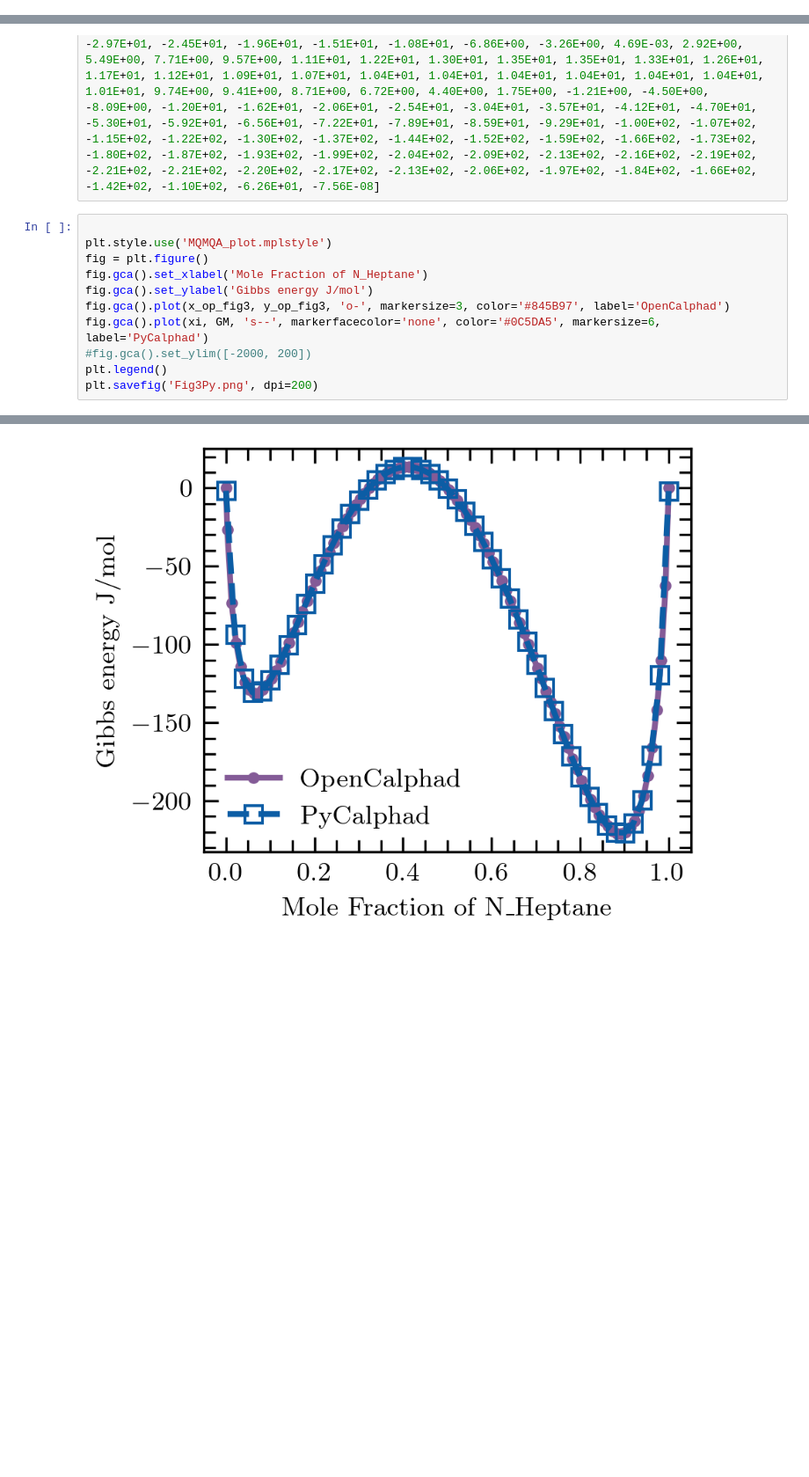
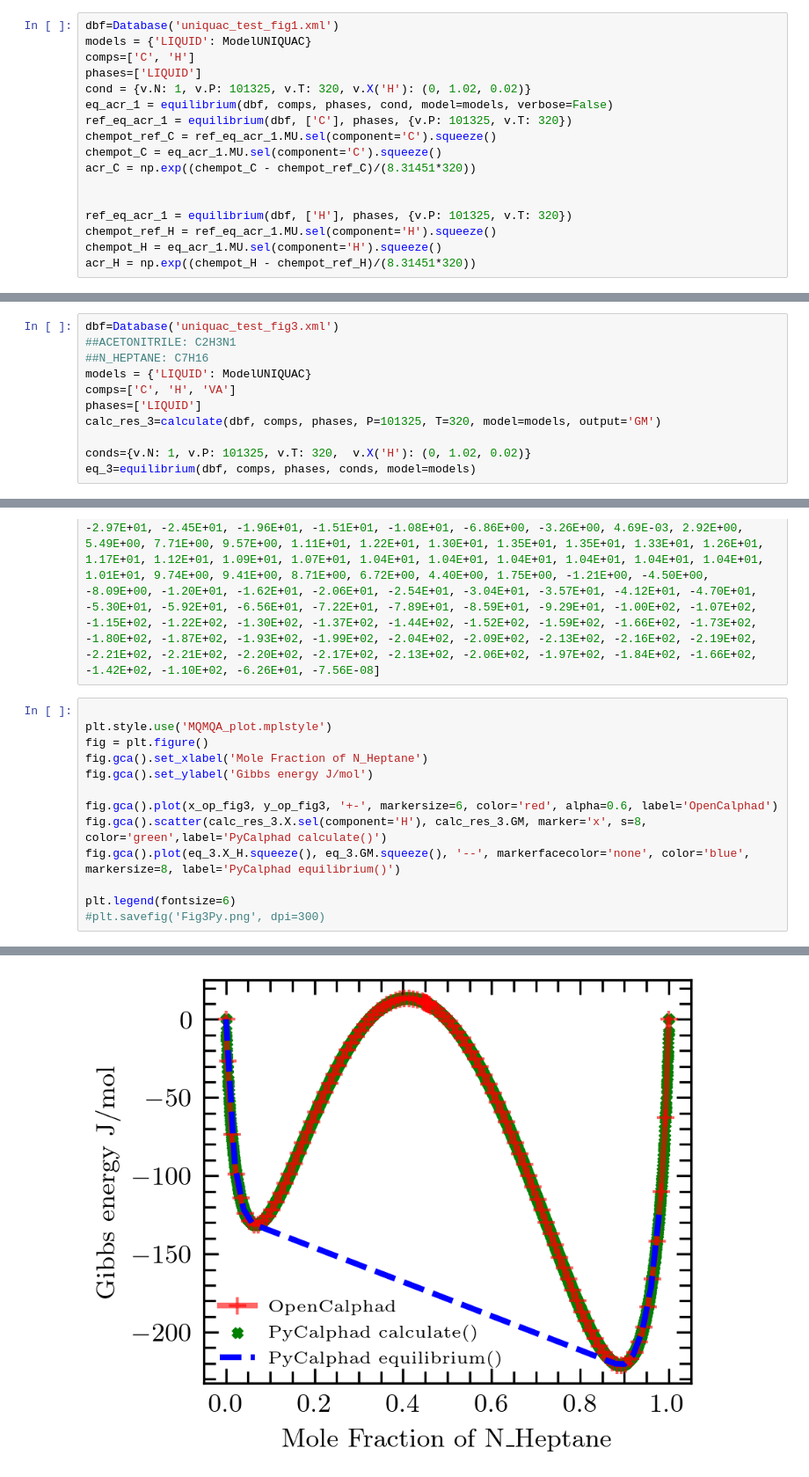
Before and after one commit to RushiGong/pycalphad, a Jupyter notebook: examples/UNIQUAC/UNIQUAC PyCalphad.ipynb, the cells around one changed output, grey strips where cells are left out. Shown at 88% size. Saved outputs shown, nothing was run; the diff lists cells and outputs as text; blank space fills up the shorter version.

```diff
--- a/examples/UNIQUAC/UNIQUAC PyCalphad.ipynb
+++ b/examples/UNIQUAC/UNIQUAC PyCalphad.ipynb
@@ -667,0 +764,17 @@ for i in xi:
+# %%
+dbf=Database('uniquac_test_fig1.xml')
+models = {'LIQUID': ModelUNIQUAC}
+comps=['C', 'H']
+phases=['LIQUID']
+cond = {v.N: 1, v.P: 101325, v.T: 320, v.X('H'): (0, 1.02, 0.02)}
+eq_acr_1 = equilibrium(dbf, comps, phases, cond, model=models, verbose=False)
+ref_eq_acr_1 = equilibrium(dbf, ['C'], phases, {v.P: 101325, v.T: 320})
+chempot_ref_C = ref_eq_acr_1.MU.sel(component='C').squeeze()
+chempot_C = eq_acr_1.MU.sel(component='C').squeeze()
+acr_C = np.exp((chempot_C - chempot_ref_C)/(8.31451*320))
+
+
+ref_eq_acr_1 = equilibrium(dbf, ['H'], phases, {v.P: 101325, v.T: 320})
+chempot_ref_H = ref_eq_acr_1.MU.sel(component='H').squeeze()
+chempot_H = eq_acr_1.MU.sel(component='H').squeeze()
+acr_H = np.exp((chempot_H - chempot_ref_H)/(8.31451*320))
@@ -769,3 +1519,14 @@ GM
+# %%
+dbf=Database('uniquac_test_fig3.xml')
+##ACETONITRILE: C2H3N1
+##N_HEPTANE: C7H16
+models = {'LIQUID': ModelUNIQUAC}
+comps=['C', 'H', 'VA']
+phases=['LIQUID']
+calc_res_3=calculate(dbf, comps, phases, P=101325, T=320, model=models, output='GM')
+
+conds={v.N: 1, v.P: 101325, v.T: 320,  v.X('H'): (0, 1.02, 0.02)}
+eq_3=equilibrium(dbf, comps, phases, conds, model=models)
 # %%
 x_op_fig3=[1.10E-12, 2.74E-03, 1.27E-02, 2.27E-02, 3.27E-02, 4.27E-02, 5.27E-02, 6.27E-02, 7.27E-02, 8.27E-02, 9.27E-02, 1.03E-01, 1.13E-01, 1.23E-01, 1.33E-01, 1.43E-01, 1.53E-01, 1.63E-01, 1.73E-01, 1.83E-01, 1.93E-01, 2.03E-01, 2.13E-01, 2.23E-01, 2.33E-01, 2.43E-01, 2.53E-01, 2.63E-01, 2.73E-01, 2.83E-01, 2.93E-01, 3.03E-01, 3.13E-01, 3.23E-01, 3.33E-01, 3.43E-01, 3.53E-01, 3.63E-01, 3.73E-01, 3.83E-01, 3.93E-01, 4.03E-01, 4.13E-01, 4.23E-01, 4.33E-01, 4.43E-01, 4.47E-01, 4.49E-01, 4.51E-01, 4.53E-01, 4.53E-01, 4.53E-01, 4.53E-01, 4.53E-01, 4.53E-01, 4.55E-01, 4.57E-01, 4.59E-01, 4.63E-01, 4.73E-01, 4.83E-01, 4.93E-01, 5.03E-01, 5.13E-01, 5.23E-01, 5.33E-01, 5.43E-01, 5.53E-01, 5.63E-01, 5.73E-01, 5.83E-01, 5.93E-01, 6.03E-01, 6.13E-01, 6.23E-01, 6.33E-01, 6.43E-01, 6.53E-01, 6.63E-01, 6.73E-01, 6.83E-01, 6.93E-01, 7.03E-01, 7.13E-01, 7.23E-01, 7.33E-01, 7.43E-01, 7.53E-01, 7.63E-01, 7.73E-01, 7.83E-01, 7.93E-01, 8.03E-01, 8.13E-01, 8.23E-01, 8.33E-01, 8.43E-01, 8.53E-01, 8.63E-01, 8.73E-01, 8.83E-01, 8.93E-01, 9.03E-01, 9.13E-01, 9.23E-01, 9.33E-01, 9.43E-01, 9.53E-01, 9.63E-01, 9.73E-01, 9.83E-01, 9.93E-01, 1.00E+00]
 y_op_fig3=[-7.40E-08, -2.67E+01, -7.36E+01, -9.89E+01, -1.14E+02, -1.24E+02, -1.29E+02, -1.31E+02, -1.31E+02, -1.29E+02, -1.26E+02, -1.22E+02, -1.17E+02, -1.11E+02, -1.05E+02, -9.88E+01, -9.23E+01, -8.57E+01, -7.90E+01, -7.23E+01, -6.57E+01, -5.93E+01, -5.29E+01, -4.68E+01, -4.08E+01, -3.51E+01, -2.97E+01, -2.45E+01, -1.96E+01, -1.51E+01, -1.08E+01, -6.86E+00, -3.26E+00, 4.69E-03, 2.92E+00, 5.49E+00, 7.71E+00, 9.57E+00, 1.11E+01, 1.22E+01, 1.30E+01, 1.35E+01, 1.35E+01, 1.33E+01, 1.26E+01, 1.17E+01, 1.12E+01, 1.09E+01, 1.07E+01, 1.04E+01, 1.04E+01, 1.04E+01, 1.04E+01, 1.04E+01, 1.04E+01, 1.01E+01, 9.74E+00, 9.41E+00, 8.71E+00, 6.72E+00, 4.40E+00, 1.75E+00, -1.21E+00, -4.50E+00, -8.09E+00, -1.20E+01, -1.62E+01, -2.06E+01, -2.54E+01, -3.04E+01, -3.57E+01, -4.12E+01, -4.70E+01, -5.30E+01, -5.92E+01, -6.56E+01, -7.22E+01, -7.89E+01, -8.59E+01, -9.29E+01, -1.00E+02, -1.07E+02, -1.15E+02, -1.22E+02, -1.30E+02, -1.37E+02, -1.44E+02, -1.52E+02, -1.59E+02, -1.66E+02, -1.73E+02, -1.80E+02, -1.87E+02, -1.93E+02, -1.99E+02, -2.04E+02, -2.09E+02, -2.13E+02, -2.16E+02, -2.19E+02, -2.21E+02, -2.21E+02, -2.20E+02, -2.17E+02, -2.13E+02, -2.06E+02, -1.97E+02, -1.84E+02, -1.66E+02, -1.42E+02, -1.10E+02, -6.26E+01, -7.56E-08]
@@ -775,9 +1536,11 @@ plt.style.use('MQMQA_plot.mplstyle')
 fig = plt.figure()
 fig.gca().set_xlabel('Mole Fraction of N_Heptane')
 fig.gca().set_ylabel('Gibbs energy J/mol')
-fig.gca().plot(x_op_fig3, y_op_fig3, 'o-', markersize=3, color='#845B97', label='OpenCalphad')
-fig.gca().plot(xi, GM, 's--', markerfacecolor='none', color='#0C5DA5', markersize=6, label='PyCalphad')
-#fig.gca().set_ylim([-2000, 200])
-plt.legend()
-plt.savefig('Fig3Py.png', dpi=200)
+
+fig.gca().plot(x_op_fig3, y_op_fig3, '+-', markersize=6, color='red', alpha=0.6, label='OpenCalphad')
+fig.gca().scatter(calc_res_3.X.sel(component='H'), calc_res_3.GM, marker='x', s=8, color='green',label='PyCalphad calculate()')
+fig.gca().plot(eq_3.X_H.squeeze(), eq_3.GM.squeeze(), '--', markerfacecolor='none', color='blue', markersize=8, label='PyCalphad equilibrium()')
+
+plt.legend(fontsize=6)
+#plt.savefig('Fig3Py.png', dpi=300)
 # %% [output]
@@ -784 +1548 @@ plt.savefig('Fig3Py.png', dpi=200)
-[figure, old version]
+[figure, new version]
```
Also changed, not shown: parts of 53 cells of this notebook, 3 other files.
